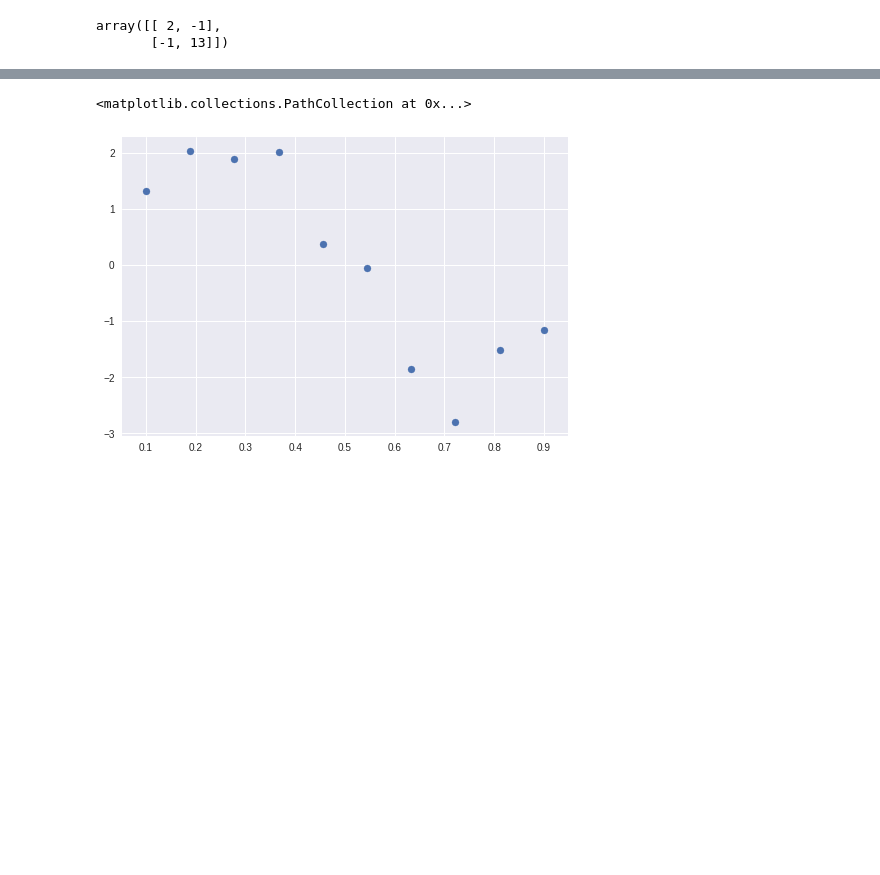
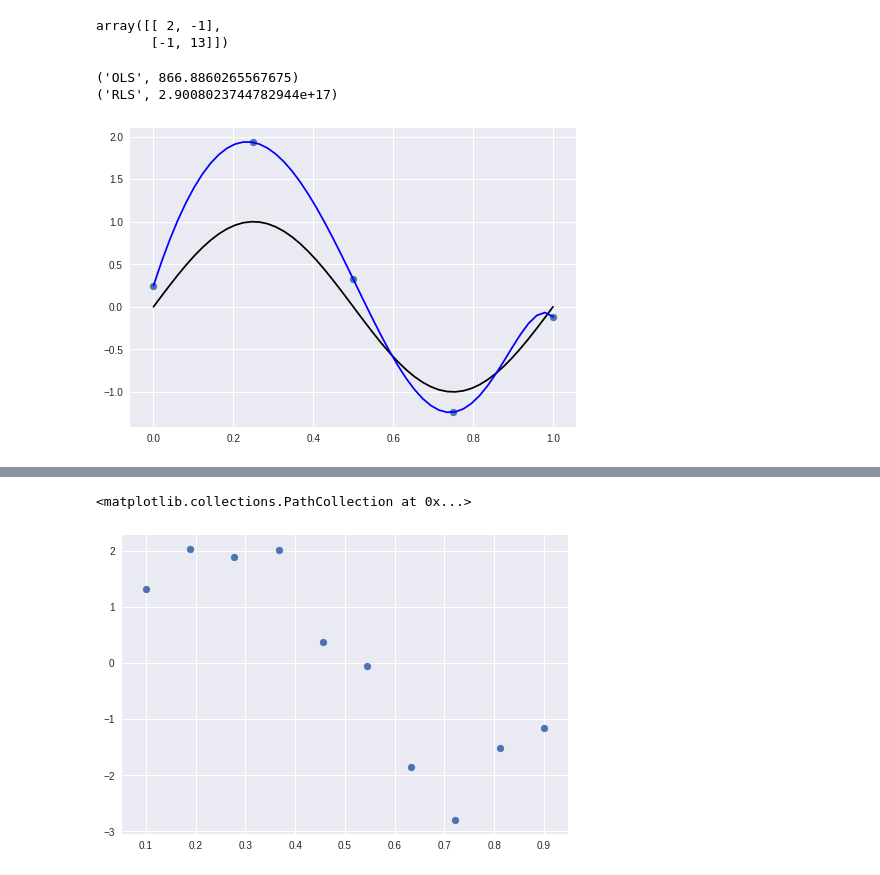
Before and after one commit to ebaranas/colab, a Jupyter notebook: regression.ipynb, the cells around one changed output, grey strips where cells are left out. Cells and saved outputs as stored; diff of their text form; code cells hidden in the pictures; blank space fills up the shorter version.

```diff
--- a/regression.ipynb
+++ b/regression.ipynb
@@ -30,28 +31,47 @@ def RLS(A, At, data):
   return np.matmul(At, aout)
 
 
-def plot_model(N, M):
+def plot_model(N, M, start, end):
   # N is number of data
   # M is complexity
 
   # generate data
-  t = np.linspace(.1, .9, N)
+  t = np.linspace(start, end, N)
+  np.random.seed(42)
   data = [np.sin(2*pi*x) + np.random.normal(np.sin(2*pi*x), 0.5) for x in t]
 
   # generate features
-  features = [t**i for i in range(0, N)]
+  features = [t**i for i in range(M)]
 
   # create design matrix
   A = np.transpose(features)
   At = np.asarray(features)
 
-  params = OLS(A, At, data)
-  def model(x):
-    return sum([params[index]*x**index for index in range(M)])
 
-  tprime = np.linspace(.1, .9)
-  output = [np.sin(2*math.pi*x) + np.random.normal(np.sin(2*math.pi*x), 0.5) for x in t]
-  target = [model(x) for x in tprime]
+  tprime = np.linspace(start, end)
+  sinewave = [np.sin(2*math.pi*x) for x in tprime]
 
-  plt.scatter(t, output)
-  plt.plot(tprime, target)
+  params_OLS = OLS(A, At, data)
+  def model_OLS(x):
+    return sum([params_OLS[index]*x**index for index in range(M)])
+  target_OLS = [model_OLS(x) for x in tprime]
+
+  params_RLS = RLS(A, At, data)
+  def model_RLS(x):
+    return sum([params_RLS[index]*x**index for index in range(M)])
+  target_RLS = [model_RLS(x) for x in tprime]
+
+  plt.scatter(t, data)
+  plt.plot(tprime, sinewave, 'k')
+  plt.plot(tprime, target_OLS, 'r')
+  plt.plot(tprime, target_RLS, 'b')
+
+  print(params_OLS)
+  print("OLS", LA.cond(AtA))
+  print("RLS", LA.cond(AAt))
+# %%
+plot_model(5, 10, 0, 1)
+# %% [output]
+('OLS', 866.8860265567675)
+('RLS', 2.9008023744782944e+17)
+[figure, added]
```
Also changed, not shown: parts of 2 cells of this notebook.
